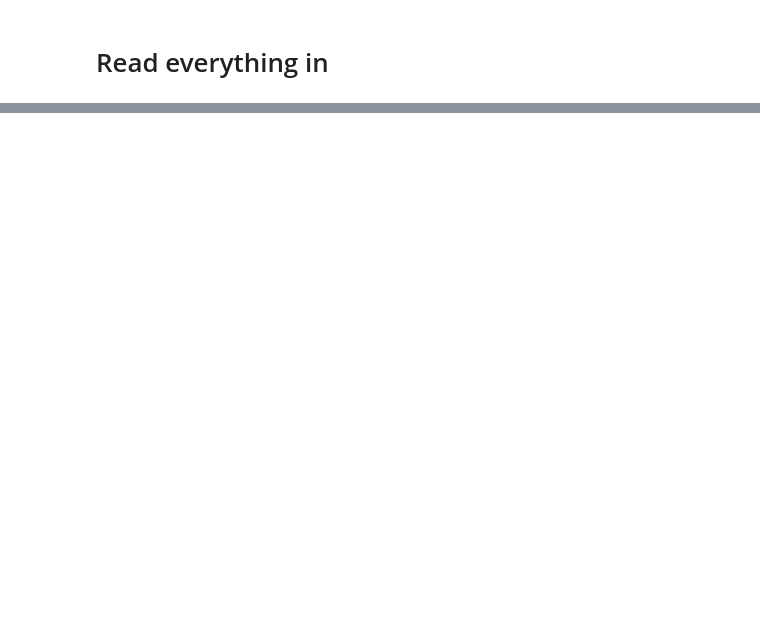
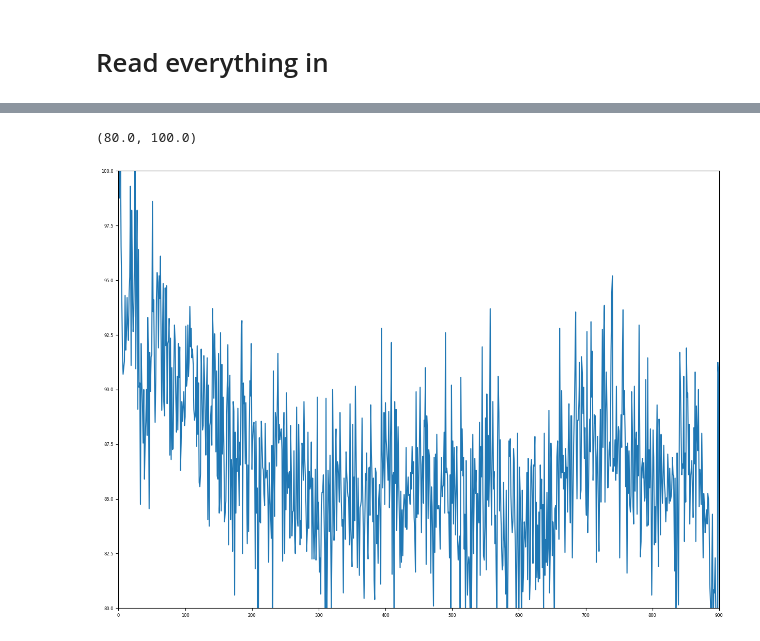
Before and after one commit to AnIndefiniteArticle/slapvisos, a Jupyter notebook: Untitled.ipynb, the cells around one changed output, grey strips where cells are left out. Cells and saved outputs as stored; diff of their text form; code cells hidden in the pictures; blank space fills up the shorter version.

```diff
--- a/Untitled.ipynb
+++ b/Untitled.ipynb
@@ -140,0 +169,10 @@ plt.savefig(outdir + occname + "-" + str(smoothing) + "-imagemetrics.png")
+# %%
+plt.figure(figsize=(15,11))
+#plt.plot(cubdata[:,100:120,:,1:].mean(axis=1).sum(axis=1).sum(axis=1))
+plt.plot(cubdata[:,100:120,0:3,1:4].mean(axis=1).sum(axis=1).sum(axis=1))
+#plt.plot(cubdata[:,100:120].mean(axis=1).max(axis=1).max(axis=1))
+plt.xlim(0,900)
+plt.ylim(80,100)
+# %% [output]
+(80.0, 100.0)
+[figure, added]
```
Also changed, not shown: parts of 12 cells of this notebook, 1 other file.
